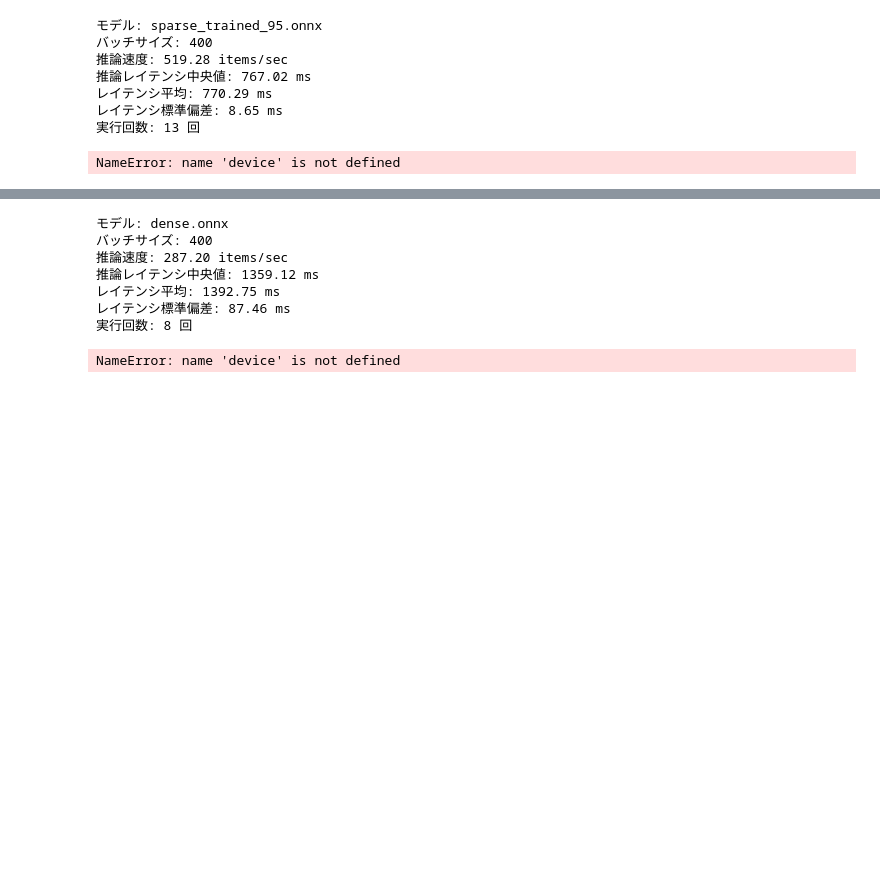
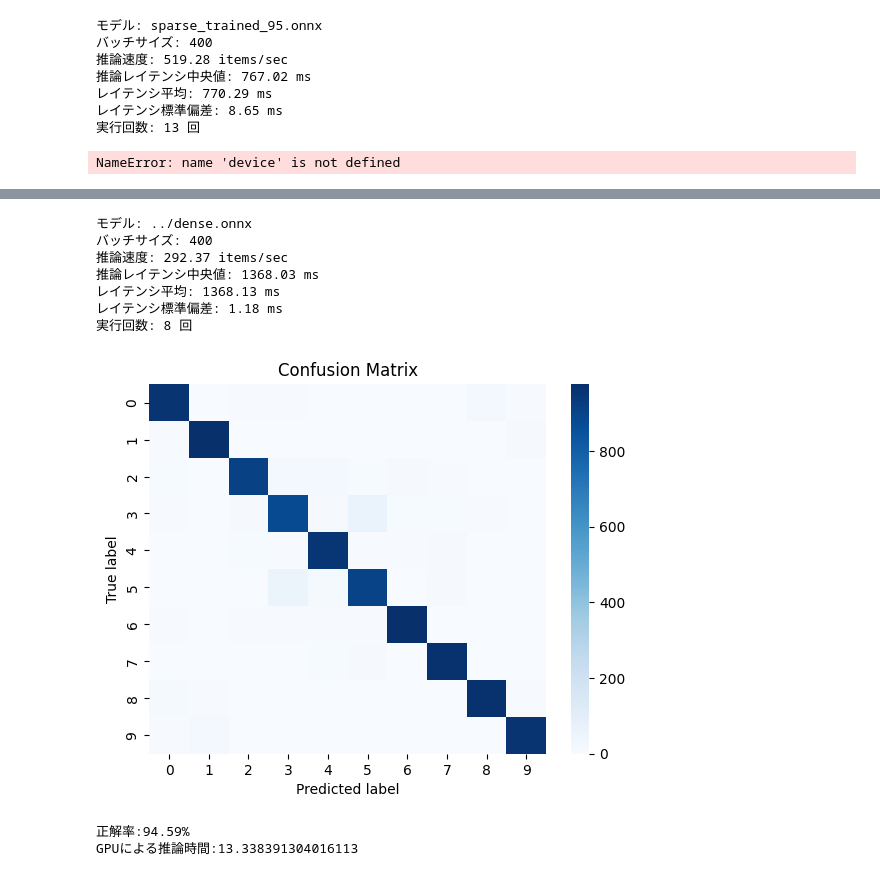
Before and after one commit to Ry0ta3/my-research, a Jupyter notebook: その他/モデルのテスト.ipynb, the cells around one changed output, grey strips where cells are left out. Drawn from its saved outputs; the diff is of its cells as text; code cells hidden in the pictures; blank space fills up the shorter version.

```diff
--- a/その他/モデルのテスト.ipynb
+++ b/その他/モデルのテスト.ipynb
@@ -45,9 +44,9 @@ if torch.cuda.is_available():
     torch.backends.cudnn.benchmark = False
 # %%
 # モデル読み込み
-pt_model_path = "../dense_CIFAR100.pt"   # 測りたいモデルに応じて変える
+pt_model_path = "../dense.pt"   # 測りたいモデルに応じて変える
 model = models.resnet18(weights = "IMAGENET1K_V1")
-model.fc = nn.Linear(model.fc.in_features, 100)  # CIFAR-10 にあわせて出力層変更
+model.fc = nn.Linear(model.fc.in_features, 10)  # CIFAR-10 にあわせて出力層変更
 model.load_state_dict(torch.load(pt_model_path))
 
 device = torch.device("cuda" if torch.cuda.is_available() else "cpu")
@@ -60,7 +59,7 @@ transform = transforms.Compose([transforms.Resize(224),
                                 transforms.ToTensor(),
                                 transforms.Normalize(mean=[0.485, 0.456, 0.406], std=[0.229, 0.224, 0.225])])   # 正規化したほうがいいらしい
 
-testset = torchvision.datasets.CIFAR100(root = "./data", train = False, download = True, transform = transform)
+testset = torchvision.datasets.CIFAR10(root = "./data", train = False, download = True, transform = transform)
 testloader = DataLoader(testset, batch_size = 400, shuffle = False)
 # %%
 # cpuでの推論速度テスト
@@ -247,7 +246,9 @@ accuracy_test(model, testloader, device)
 NameError: name 'device' is not defined
 # %%
 # 推論速度と正解率の表示
-onnx_model_path = "dense.onnx"
+onnx_model_path = "../dense.onnx"
 pretty_benchmark(onnx_model_path, batch_size=400)
+start_time = time.time()
 accuracy_test(model, testloader, device)
+print(f"GPUによる推論時間:{time.time()-start_time}")
 # %% [output]
@@ -266,8 +267,10 @@ accuracy_test(model, testloader, device)
-モデル: dense.onnx
+モデル: ../dense.onnx
 バッチサイズ: 400
-推論速度: 287.20 items/sec
-推論レイテンシ中央値: 1359.12 ms
-レイテンシ平均: 1392.75 ms
-レイテンシ標準偏差: 87.46 ms
+推論速度: 292.37 items/sec
+推論レイテンシ中央値: 1368.03 ms
+レイテンシ平均: 1368.13 ms
+レイテンシ標準偏差: 1.18 ms
 実行回数: 8 回
+[figure, added]
-NameError: name 'device' is not defined
+正解率:94.59%
+GPUによる推論時間:13.338391304016113
```
Also changed, not shown: parts of 2 cells of this notebook, 9 other files.
